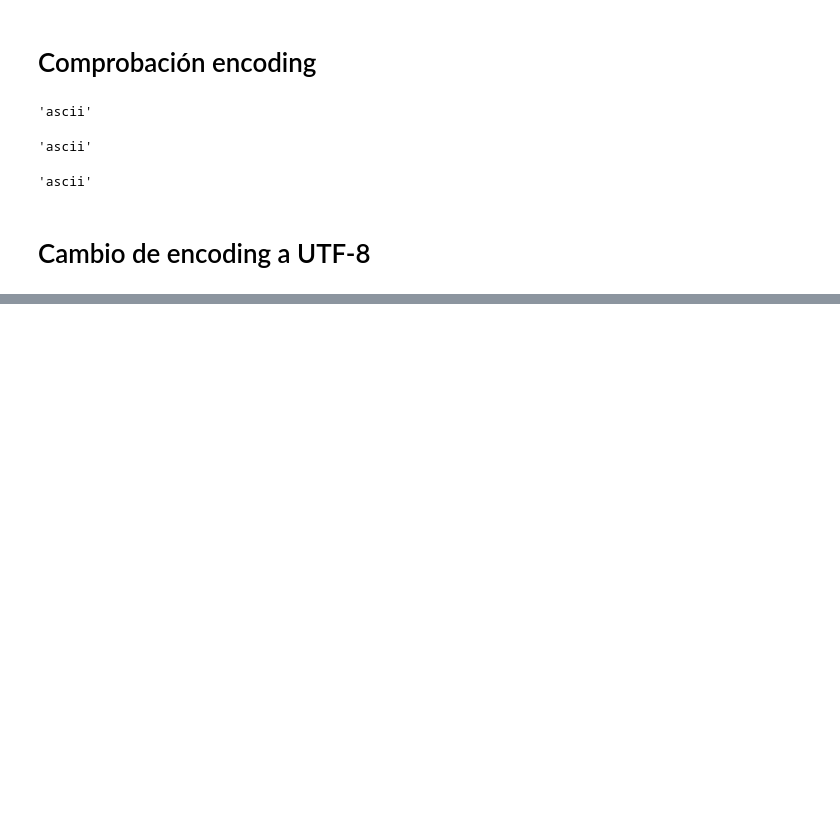
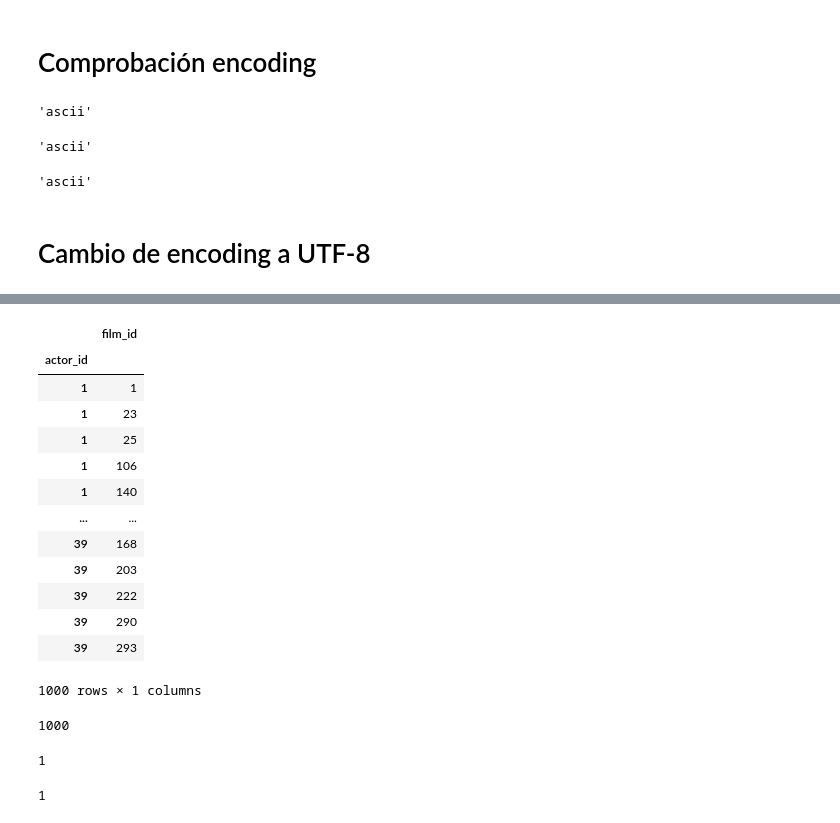
Before and after one commit to BorjaDorado/Blockbuster, a Jupyter notebook: notebooks/Blockbuster.ipynb, the cells around one changed output, grey strips where cells are left out. Cells and saved outputs as stored; diff of their text form; code cells hidden in the pictures; blank space fills up the shorter version.

```diff
--- a/notebooks/Blockbuster.ipynb
+++ b/notebooks/Blockbuster.ipynb
@@ -1515,0 +1561,26 @@ staff.to_csv(r'..\data\df_staff_utf8.csv', encoding="utf-8", index=False)
+# %%
+link = link.set_index('actor_id')
+link
+# %% [output]
+|  | film_id |
+| actor_id |  |
+| 1 | 1 |
+| 1 | 23 |
+| 1 | 25 |
+| 1 | 106 |
+| 1 | 140 |
+| ... | ... |
+| 39 | 168 |
+| 39 | 203 |
+| 39 | 222 |
+| 39 | 290 |
+| 39 | 293 |
+1000 rows × 1 columns
+# %%
+link.to_sql(name='actor_film',       # nombre de la tabla
+            con=cursor,           # conexion al servidor
+            if_exists='replace',  # replace sobreescribe la tabla
+            index=True
+           )
+# %% [output]
+1000
@@ -1515,0 +1589,8 @@ staff.to_csv(r'..\data\df_staff_utf8.csv', encoding="utf-8", index=False)
+# %%
+rental.to_sql(name='rental',       # nombre de la tabla
+            con=cursor,           # conexion al servidor
+            if_exists='replace',  # replace sobreescribe la tabla
+            index=True
+           )
+# %% [output]
+1
@@ -1515,0 +1599,8 @@ staff.to_csv(r'..\data\df_staff_utf8.csv', encoding="utf-8", index=False)
+# %%
+staff.to_sql(name='staff',       # nombre de la tabla
+            con=cursor,           # conexion al servidor
+            if_exists='replace',  # replace sobreescribe la tabla
+            index=True
+           )
+# %% [output]
+1
```
Also changed, not shown: parts of 15 cells of this notebook, 5 other files.
